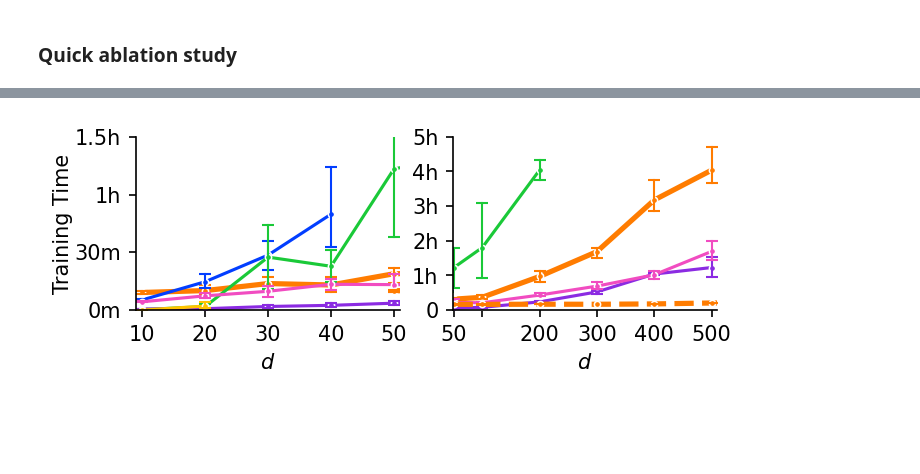
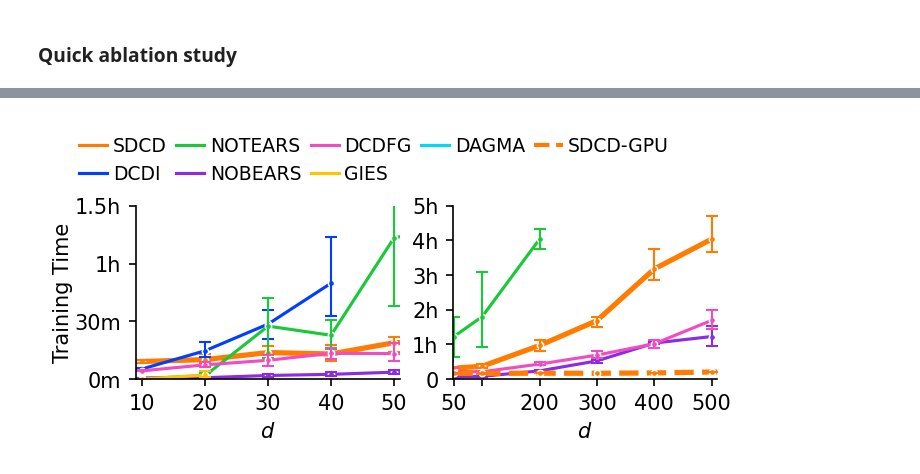
Before and after one commit to azizilab/sdcd, a Jupyter notebook: notebooks/paper_experiments/paper-figures.ipynb, the cells around one changed output, grey strips where cells are left out. Drawn from its saved outputs; the diff is of its cells as text; code cells hidden in the pictures; blank space fills up the shorter version.

```diff
--- a/notebooks/paper_experiments/paper-figures.ipynb
+++ b/notebooks/paper_experiments/paper-figures.ipynb
@@ -64,7 +64,7 @@ PROPS = {
     "showfliers":False,
 }
 
-data = data[data["Name"].isin(["SDCI", "DCDI"])]
+fdata = data[data["Name"].isin(["SDCI", "DCDI"])]
 ds = [20, 30, 40]
 ss = [2, 4, 6]
 
@@ -73,7 +73,7 @@ for i, d in enumerate(ds):
     for j, s in enumerate(ss):
         ax = axs[i, j]
         sns.boxplot(
-            data=data[(data["d"] == d) & (data["s"] == s)],
+            data=fdata[(fdata["d"] == d) & (fdata["s"] == s)],
             x="intervention_frac",
             y="shd",
             hue="Name",
@@ -538,10 +1097,9 @@ for i in range(3):
         err_kws=ERR_KW,
         marker=".",
         ax=axs[0, 0],
-        legend=None,
+        legend=None if i != 0 else True,
         hue_order=[
             "SDCI",
-            "SDCI-GPU",
             "DCDI",
             "NOTEARS",
             "NOBEARS",
@@ -575,35 +1133,54 @@ for i in range(3):
         ],
     )
 for j in [0, 1]:
     axs[0, j].set_xlabel("")
     axs[0, j].set_xlabel("$d$")
     axs[0, j].set_xticks([])
     axs[0, j].set_xticks([10, 20, 30, 40, 50, 100, 200, 300, 400, 500])
     axs[0, j].set_xticklabels([10, 20, 30, 40, 50, "", 200, 300, 400, 500])
 
-
 axs[0, 0].set_xlim(9, 51)
 axs[0, 1].set_xlim(49, 510)
 
 axs[0, 0].set_ylim(0, 90)
 axs[0, 0].set_yticks([0, 30, 60, 90])
 axs[0, 0].set_yticklabels(["0m", "30m", "1h", "1.5h"])
 axs[0, 1].set_ylim(0, 300)
 axs[0, 1].set_yticks([0, 60, 120, 180, 240, 300])
 axs[0, 1].set_yticklabels(["0", "1h", "2h", "3h", "4h", "5h"])
 
 axs[0, 0].spines["top"].set_visible(False)
 axs[0, 0].spines["right"].set_visible(False)
 axs[0, 1].spines["top"].set_visible(False)
 axs[0, 1].spines["right"].set_visible(False)
 
 
 axs[0, 0].set_ylabel("Training Time", labelpad=0.8)
 axs[0, 1].set_ylabel("")
 
-plt.savefig("observational-time.pdf", bbox_inches="tight", pad_inches=0, )
+axs[0, 0].plot([-1], [-1], lw=2, ls="--", label="SDCD-GPU", c=PALETTE["SDCI-GPU"])
+
+legend = axs[0, 0].legend(
+    ncol=5,
+    fontsize=9,
+    loc="upper left",
+    bbox_to_anchor=(-0.28, 1.5),  # left, top
+    columnspacing=0.5,
+    handletextpad=0.3,
+    handlelength=1.5,
+    #     bbox_to_anchor=(0, 1.3),
+)
+legend.get_frame().set_visible(False)
+legend.get_texts()[0].set_text("SDCD")
+
+plt.subplots_adjust(
+    hspace=0.02,
+    wspace=0.2,
+)
+
+plt.savefig("observational-time.pdf", bbox_inches="tight", pad_inches=0, bbox_extra_artists=[legend])
 plt.show()
 # %% [output]
-[figure, old version]
+[figure, new version]
 # %% [markdown]
 ![image.png](attachment:image.png)
```
Also changed, not shown: parts of 16 cells of this notebook.
